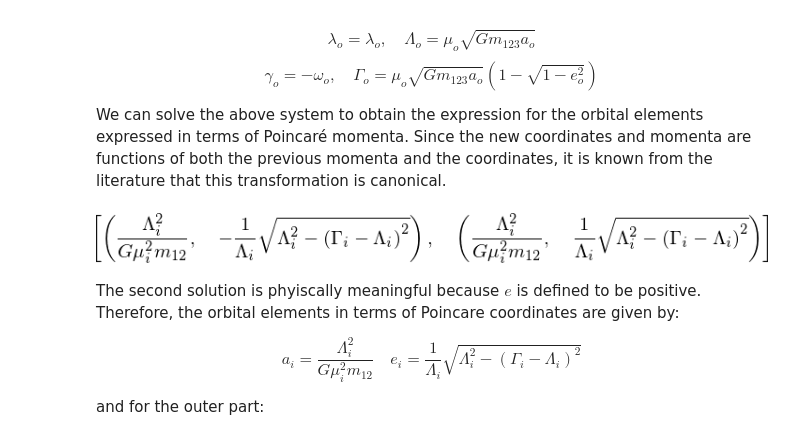
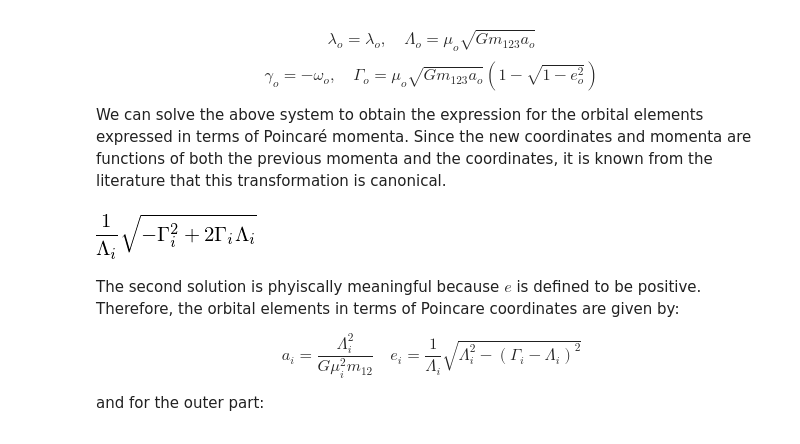
Before and after one commit to fbartolic/master_thesis, a Jupyter notebook: notebooks/theoretical_model/resonant_hamiltonian.ipynb, the cells around one changed output. Drawn from its saved outputs; the diff is of its cells as text; code cells hidden in the pictures.

```diff
--- a/notebooks/theoretical_model/resonant_hamiltonian.ipynb
+++ b/notebooks/theoretical_model/resonant_hamiltonian.ipynb
@@ -6,9 +6,9 @@ from sympy import *
 
 mpl.rc('font',**{'family':'serif','serif':['Palatino']})
 mpl.rc('text', usetex=True)
-mpl.rcParams['axes.labelsize'] = 18
-mpl.rcParams['xtick.labelsize'] = 14
-mpl.rcParams['ytick.labelsize'] = 14
+mpl.rcParams['axes.labelsize'] = 20
+mpl.rcParams['xtick.labelsize'] = 18
+mpl.rcParams['ytick.labelsize'] = 18
 mpl.rcParams['axes.titlesize'] = 20
 
 
@@ -18,14 +18,10 @@ mpl.rcParams['axes.titlesize'] = 20
 %config InlineBackend.figure_format = 'retina'
 
 # Make cells narrower for better typography
-from IPython.core.display import display, HTML
-display(HTML("<style>.container { width:65% !important; }</style>"))
+# from IPython.core.display import display, HTML
+# display(HTML("<style>.container { width:65% !important; }</style>"))
 
 init_printing(use_unicode=False, wrap_line=True)
-
-# Make cells narrower for better typography
-from IPython.core.display import display, HTML
-display(HTML("<style>.container { width:65% !important; }</style>"))
 # %% [markdown]
 # The Disturbing Function
 # %% [markdown]
@@ -139,18 +129,18 @@ We can solve the above system to obtain the expression for the orbital elements
 # %%
 # Define Poincaré variables
 Lambda_i, Gamma_i, Lambda_o, Gamma_o, m12, m123 =\
     symbols("\Lambda_i, Gamma_i, \Lambda_o, Gamma_o, m_{12}, m_{123}",
               real=True, positive=True)
 gamma_o, gamma_i = symbols("\gamma_o, \gamma_i", real=True)
 
 # Solve for orbital elements in terms of Poincaré variables
-x = solve([Eq(mu_i*sqrt(G*m12*a_i) - Lambda_i),
+sol = solve([Eq(mu_i*sqrt(G*m12*a_i) - Lambda_i),
            Eq(mu_i*sqrt(G*m12*a_i)*(1 - sqrt(1 - e_i**2)) - Gamma_i)],
         [a_i, e_i])
 
-x
+expand(simplify(sol[1][1]))
 # %% [output]
-[figure, old version]
+[figure, new version]
 # %% [markdown]
 The second solution is phyiscally meaningful because $e$ is defined to be positive.
 Therefore, the orbital elements in terms of Poincare coordinates are given by:
```
Also changed, not shown: parts of 64 cells of this notebook, 8 other files.
